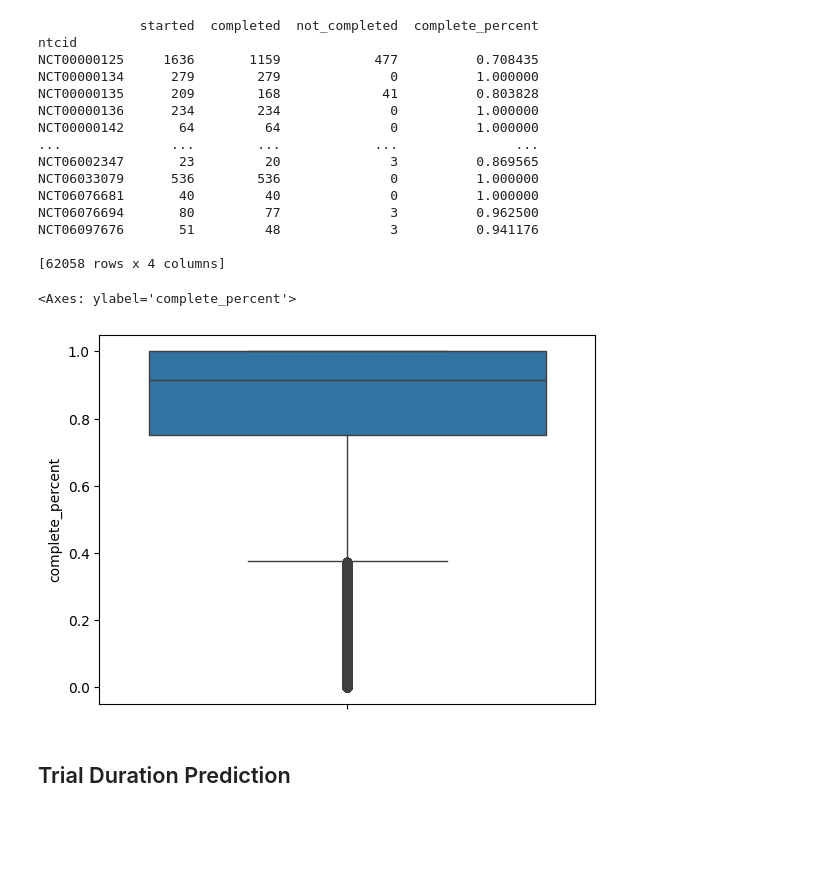
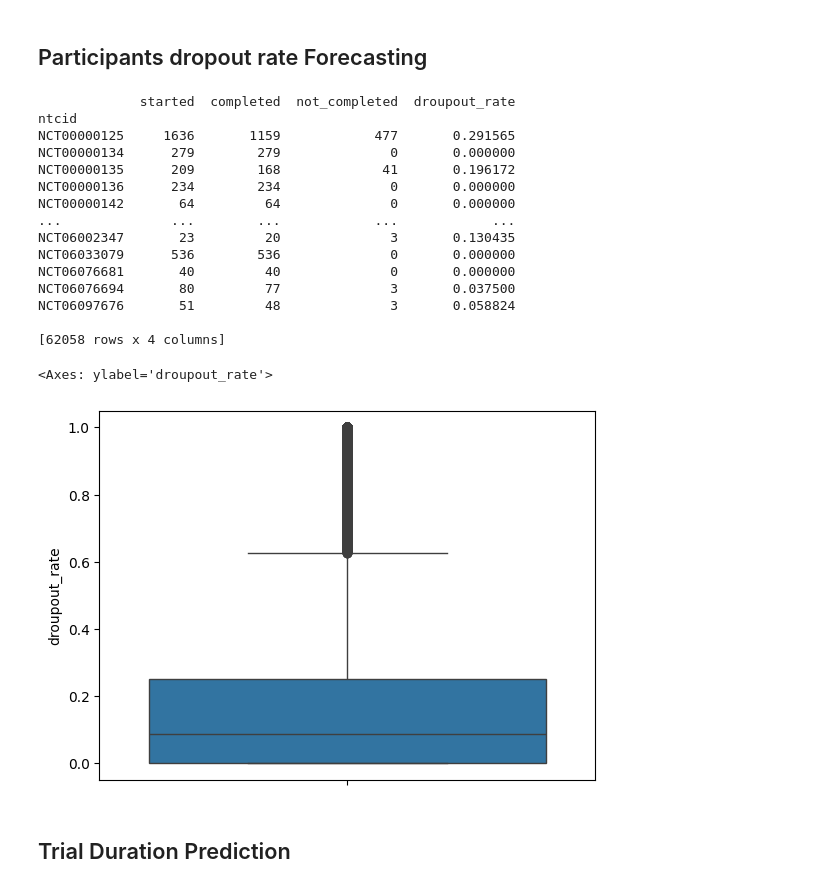
Before and after one commit to huyjj/Clinical, a Jupyter notebook: generate_target.ipynb, the cells around one changed output. Drawn from its saved outputs; the diff is of its cells as text; code cells hidden in the pictures; blank space fills up the shorter version.

```diff
--- a/generate_target.ipynb
+++ b/generate_target.ipynb
@@ -29,9 +70,0 @@ raw_data
-# %%
-def xmlfile2adverseevent(xml_file):
-    tree = ET.parse(xml_file)
-    root = tree.getroot()
-    try:
-        serious_event = root.findall('clinical_results/reported_events/serious_events/category_list/category/event_list/event/sub_title')#/measure/analyzed_list/analyzed/count_list')
-
-
-    return
@@ -40,3 +106,24 @@ def xmlfile2adverseevent(xml_file):
+# %%
+adverse_list = []
+
+# 480403 lines
+with open("../../data/all_xml", "r") as file:
+    for xml_path in tqdm(file):
+        xml_path = f"../../{xml_path.strip()}"
+
+        # NCT00000150 <- raw_data/NCT0000xxxx/NCT00000150.xml
+        nct_id = re.search(r"/([^/]+)\.xml$", xml_path).group(1)
+
+        adverse_affected, adverse_risk, mortality_affected, mortality_risk, adverse_event_rate, mortality_rate = xmlfile2adverseevent(xml_path)
+        if adverse_affected is not None:
+            adverse_list.append((nct_id, adverse_affected, adverse_risk, mortality_affected, mortality_risk, adverse_event_rate, mortality_rate))
+
+adverse_df = pd.DataFrame(adverse_list, columns=['ntcid', 'serious_adverse_affected', 'serious_adverse_atrisk', 'mortality_affected', 'mortality_atrisk', 'serious_adverse_rate', 'mortality_rate'])
+adverse_df = adverse_df.set_index('ntcid')
+print(adverse_df)
+adverse_df.to_csv('adverse-event-rate-prediction/output.csv')
+# %% [markdown]
+## Participants dropout rate Forecasting
 # %%
 # 提取
 def xmlfile2participantflow(xml_file):
@@ -59,11 +146,11 @@ def xmlfile2participantflow(xml_file):
                 for perid in child.findall('participants_list/participants'):
                     not_completed += eval(perid.attrib['count'])
 
-        complete_percent = completed / started
+        not_complete_percent = not_completed / started
     except:
-        started, completed, not_completed, complete_percent = -1, -1, -1, -1
+        started, completed, not_completed, not_complete_percent = -1, -1, -1, -1
 
-    return started, completed, not_completed, complete_percent
+    return started, completed, not_completed, not_complete_percent
 
 flow_list = []
 
@@ -75,37 +162,37 @@ with open("../../data/all_xml", "r") as file:
         # NCT00000150 <- raw_data/NCT0000xxxx/NCT00000150.xml
         nct_id = re.search(r"/([^/]+)\.xml$", xml_path).group(1)
 
-        started, completed, not_completed, complete_percent = xmlfile2participantflow(xml_path)
+        started, completed, not_completed, not_complete_percent = xmlfile2participantflow(xml_path)
         if started != -1:
             # print(started, completed, not_completed, complete_percent)
-            flow_list.append((nct_id, started, completed, not_completed, complete_percent))
+            flow_list.append((nct_id, started, completed, not_completed, not_complete_percent))
 
-participantsflow_df = pd.DataFrame(flow_list, columns=['ntcid', 'started', 'completed', 'not_completed', 'complete_percent'])
+participantsflow_df = pd.DataFrame(flow_list, columns=['ntcid', 'started', 'completed', 'not_completed', 'droupout_rate'])
 participantsflow_df = participantsflow_df.set_index('ntcid')
 print(participantsflow_df)
 # %% [output]
-             started  completed  not_completed  complete_percent
+             started  completed  not_completed  droupout_rate
 ntcid
-NCT00000125     1636       1159            477          0.708435
-NCT00000134      279        279              0          1.000000
-NCT00000135      209        168             41          0.803828
-NCT00000136      234        234              0          1.000000
-NCT00000142       64         64              0          1.000000
-...              ...        ...            ...               ...
-NCT06002347       23         20              3          0.869565
-NCT06033079      536        536              0          1.000000
-NCT06076681       40         40              0          1.000000
-NCT06076694       80         77              3          0.962500
-NCT06097676       51         48              3          0.941176
+NCT00000125     1636       1159            477       0.291565
+NCT00000134      279        279              0       0.000000
+NCT00000135      209        168             41       0.196172
+NCT00000136      234        234              0       0.000000
+NCT00000142       64         64              0       0.000000
+...              ...        ...            ...            ...
+NCT06002347       23         20              3       0.130435
+NCT06033079      536        536              0       0.000000
+NCT06076681       40         40              0       0.000000
+NCT06076694       80         77              3       0.037500
+NCT06097676       51         48              3       0.058824
 
 [62058 rows x 4 columns]
 # %%
 participantsflow_df.to_csv('participant-flow-prediction/output.csv')
 # %%
-sns.boxplot(data = participantsflow_df, y='complete_percent')
+sns.boxplot(data = participantsflow_df, y='droupout_rate')
 # %% [output]
-<Axes: ylabel='complete_percent'>
+<Axes: ylabel='droupout_rate'>
-[figure, old version]
+[figure, new version]
 # %% [markdown]
 ## Trial Duration Prediction
 # %%
```
Also changed, not shown: parts of 57 cells of this notebook, 7 other files.
